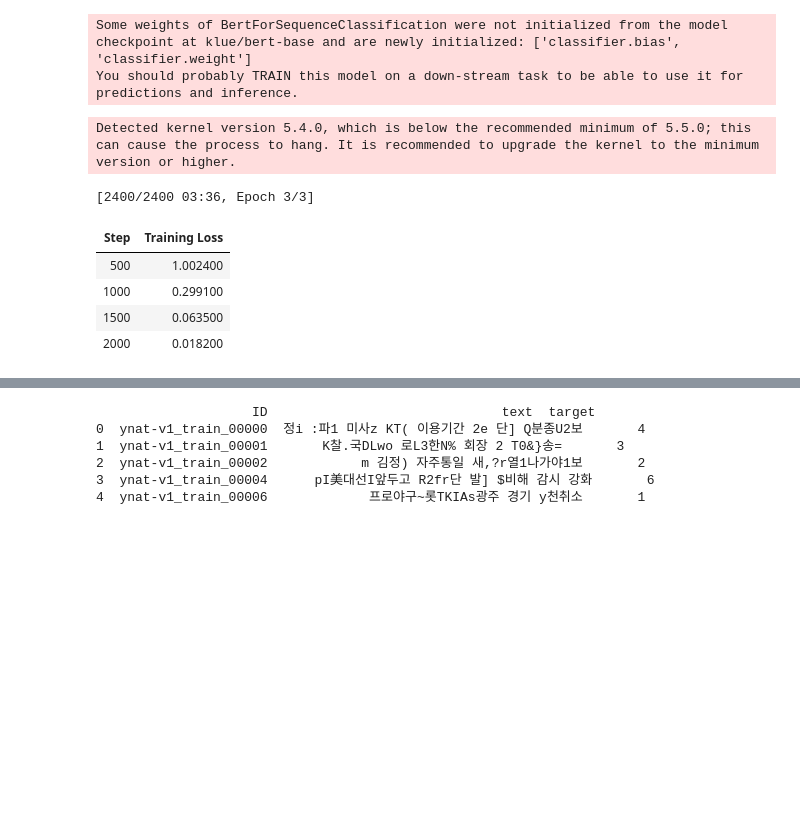
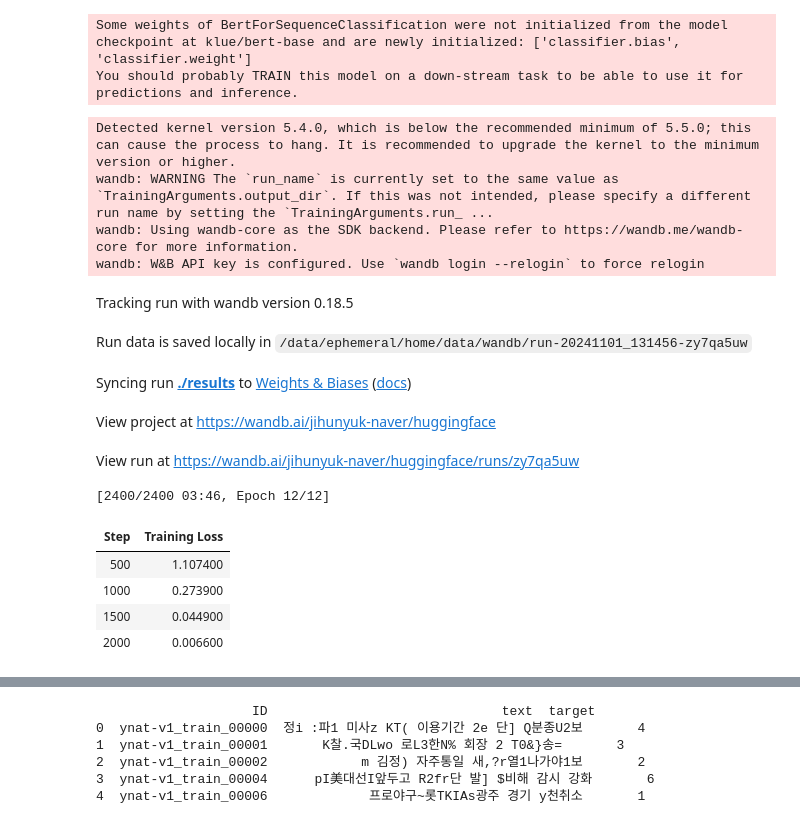
Before and after one commit to boostcampaitech7/level2-nlp-datacentric-nlp-03, a Jupyter notebook: data/relabel_clean_train.ipynb, the cells around one changed output, grey strips where cells are left out. Drawn from its saved outputs; the diff is of its cells as text; code cells hidden in the pictures; blank space fills up the shorter version.

```diff
--- a/data/relabel_clean_train.ipynb
+++ b/data/relabel_clean_train.ipynb
@@ -43,8 +43,8 @@ training_args = TrainingArguments(
     output_dir="./results",
     evaluation_strategy="no",
     learning_rate=2e-5,
-    per_device_train_batch_size=8,
-    num_train_epochs=3,
+    per_device_train_batch_size=32,
+    num_train_epochs=12,
     weight_decay=0.01,
     seed=SEED,
 )
@@ -53,36 +53,44 @@ training_args = TrainingArguments(
 trainer = Trainer(
     model=model,
     args=training_args,
     train_dataset=train_dataset,
 )
 
 # 모델 학습
 trainer.train()
 
 # Clean Data 재라벨링 준비
 clean_dataset = Dataset.from_dict({"text": clean_data['text'].tolist()})
 clean_dataset = clean_dataset.map(tokenize_function, batched=True)
 
 # 예측 함수
 def relabel_texts(dataset):
     predictions = trainer.predict(dataset).predictions
     predicted_labels = predictions.argmax(axis=1)
     return predicted_labels
 
 # 재라벨링 수행
 clean_data['target'] = relabel_texts(clean_dataset)
 
 # 데이터 저장
 final_data = clean_data[['ID', 'text', 'target']]
 final_data.to_csv("relabel_clean_train.csv", index=False)
 # %% [output]
 Some weights of BertForSequenceClassification were not initialized from the model checkpoint at klue/bert-base and are newly initialized: ['classifier.bias', 'classifier.weight']
 You should probably TRAIN this model on a down-stream task to be able to use it for predictions and inference.
 Detected kernel version 5.4.0, which is below the recommended minimum of 5.5.0; this can cause the process to hang. It is recommended to upgrade the kernel to the minimum version or higher.
+wandb: WARNING The `run_name` is currently set to the same value as `TrainingArguments.output_dir`. If this was not intended, please specify a different run name by setting the `TrainingArguments.run_ ...
+wandb: Using wandb-core as the SDK backend. Please refer to https://wandb.me/wandb-core for more information.
+wandb: W&B API key is configured. Use `wandb login --relogin` to force relogin
+Tracking run with wandb version 0.18.5
+Run data is saved locally in /data/ephemeral/home/data/wandb/run-20241101_131456-zy7qa5uw
+Syncing run ./results to Weights & Biases (docs)
+View project at https://wandb.ai/jihunyuk-naver/huggingface
+View run at https://wandb.ai/jihunyuk-naver/huggingface/runs/zy7qa5uw
-[2400/2400 03:36, Epoch 3/3]
+[2400/2400 03:46, Epoch 12/12]
 | Step | Training Loss |
-| 500 | 1.002400 |
-| 1000 | 0.299100 |
-| 1500 | 0.063500 |
-| 2000 | 0.018200 |
+| 500 | 1.107400 |
+| 1000 | 0.273900 |
+| 1500 | 0.044900 |
+| 2000 | 0.006600 |
 [interactive output not drawn]
```
Also changed, not shown: parts of 3 cells of this notebook, 2 other files.
